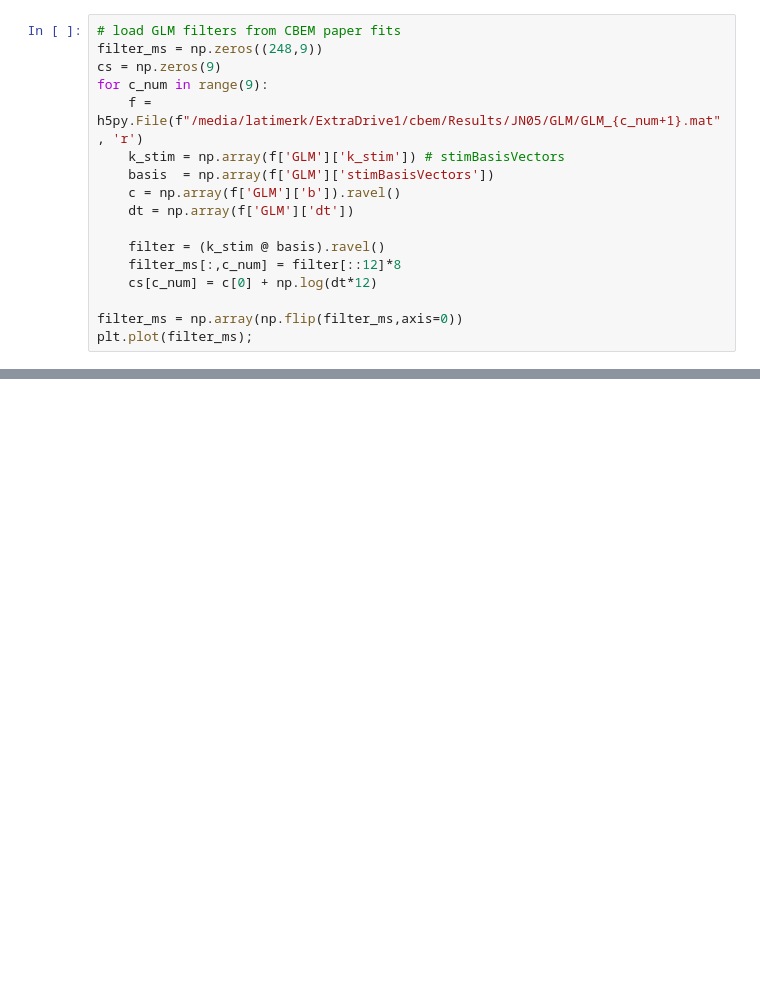
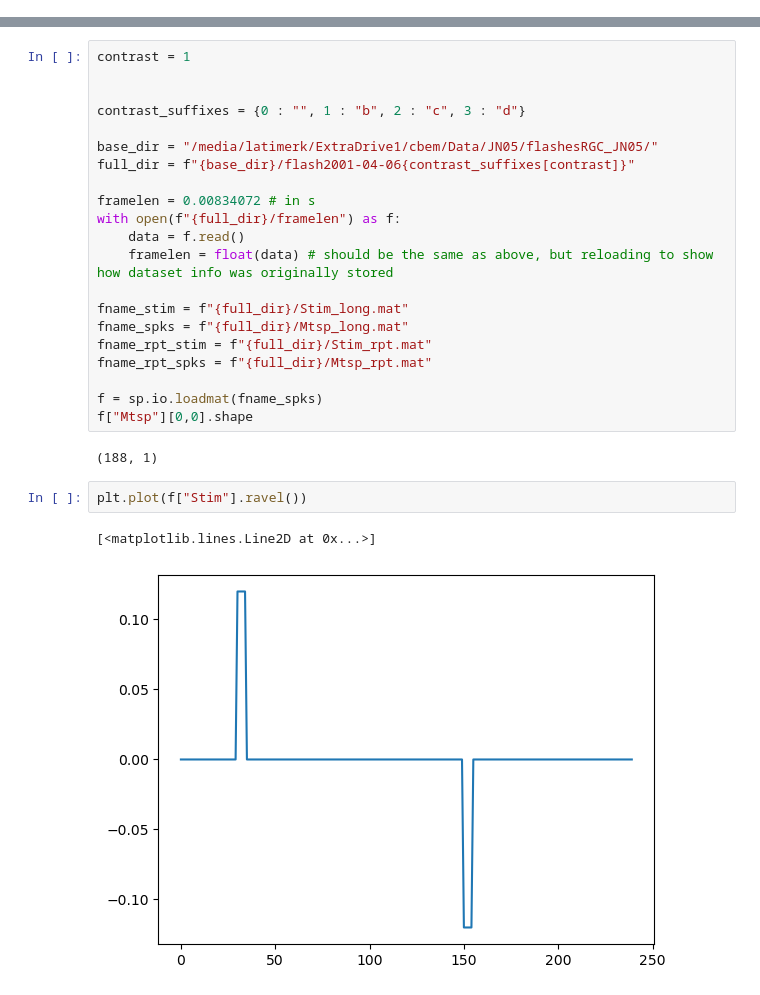
Before and after one commit to latimerk/adaptnn, a Jupyter notebook: test_simple_rgc.ipynb, the cells around one changed output, grey strips where cells are left out. Cells and saved outputs as stored; diff of their text form; blank space fills up the shorter version.

Commit message:
working on dataset handlers for full-field stim with multiple contrasts

```diff
--- a/test_simple_rgc.ipynb
+++ b/test_simple_rgc.ipynb
@@ -7,18 +10 @@ from adaptnn.visual_neuron_convnets import PopulationFullFieldNet, SpatioTempora
 torch.set_default_device('cuda:0')
-# %%
-# load GLM filters from CBEM paper fits
-filter_ms = np.zeros((248,9))
-cs = np.zeros(9)
-for c_num in range(9):
-    f = h5py.File(f"/media/latimerk/ExtraDrive1/cbem/Results/JN05/GLM/GLM_{c_num+1}.mat", 'r')
-    k_stim = np.array(f['GLM']['k_stim']) # stimBasisVectors
-    basis  = np.array(f['GLM']['stimBasisVectors'])
-    c = np.array(f['GLM']['b']).ravel()
-    dt = np.array(f['GLM']['dt'])
-
-    filter = (k_stim @ basis).ravel()
-    filter_ms[:,c_num] = filter[::12]*8
-    cs[c_num] = c[0] + np.log(dt*12)
-
-filter_ms = np.array(np.flip(filter_ms,axis=0))
-plt.plot(filter_ms);
@@ -196,0 +83,28 @@ with torch.no_grad():
+# %%
+contrast = 1
+
+
+contrast_suffixes = {0 : "", 1 : "b", 2 : "c", 3 : "d"}
+
+base_dir = "/media/latimerk/ExtraDrive1/cbem/Data/JN05/flashesRGC_JN05/"
+full_dir = f"{base_dir}/flash2001-04-06{contrast_suffixes[contrast]}"
+
+framelen = 0.00834072 # in s
+with open(f"{full_dir}/framelen") as f:
+    data = f.read()
+    framelen = float(data) # should be the same as above, but reloading to show how dataset info was originally stored
+
+fname_stim = f"{full_dir}/Stim_long.mat"
+fname_spks = f"{full_dir}/Mtsp_long.mat"
+fname_rpt_stim = f"{full_dir}/Stim_rpt.mat"
+fname_rpt_spks = f"{full_dir}/Mtsp_rpt.mat"
+
+f = sp.io.loadmat(fname_spks)
+f["Mtsp"][0,0].shape
+# %% [output]
+(188, 1)
+# %%
+plt.plot(f["Stim"].ravel())
+# %% [output]
+[<matplotlib.lines.Line2D at 0x...>]
+[figure, added]
```
Also changed, not shown: parts of 23 cells of this notebook, 2 other files.
